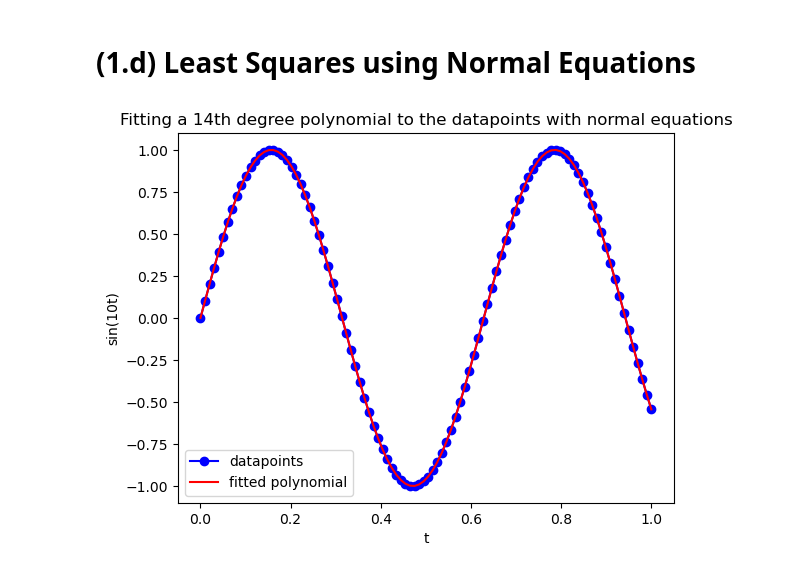
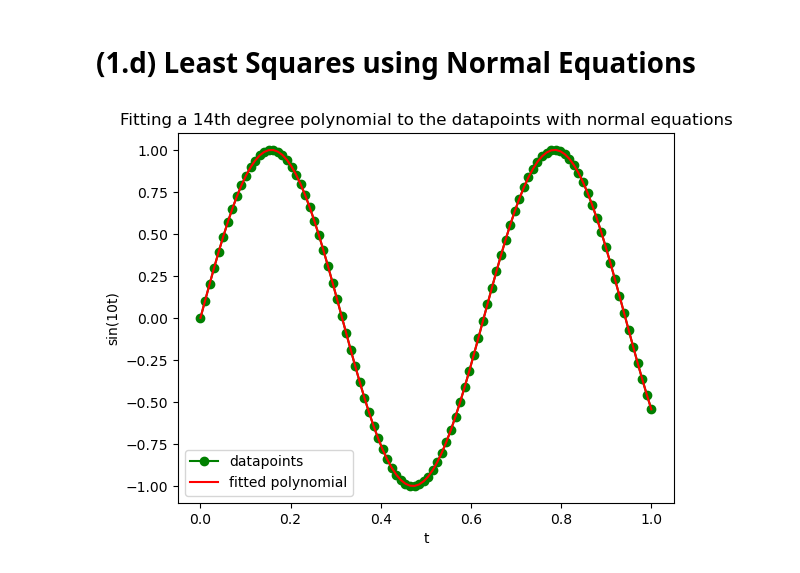
Before and after one commit to lochansurya/NLA, a Jupyter notebook: NLA/Assignment-4/QR.ipynb, the cells around one changed output. Drawn from its saved outputs; the diff is of its cells as text; code cells hidden in the pictures.

```diff
--- a/NLA/Assignment-4/QR.ipynb
+++ b/NLA/Assignment-4/QR.ipynb
@@ -314,13 +314,13 @@ x_normal=normal_equations(A,b)
 p_normal=polynomial(x_normal,14)
 # %%
 """plot the datapoints and the fitted polynomial"""
-plt.plot(t,y,"b-o",label='datapoints')
+plt.plot(t,y,"g-o",label='datapoints')
 plt.plot(t,p_normal, "r-",label='fitted polynomial')
 plt.xlabel("t")
 plt.ylabel("sin(10t)")
 plt.legend()
 plt.title("Fitting a 14th degree polynomial to the datapoints with normal equations")
 plt.savefig('normalpoly.png')
 plt.show()
 # %% [output]
-[figure, old version]
+[figure, new version]
```
Also changed, not shown: 1 other file.
